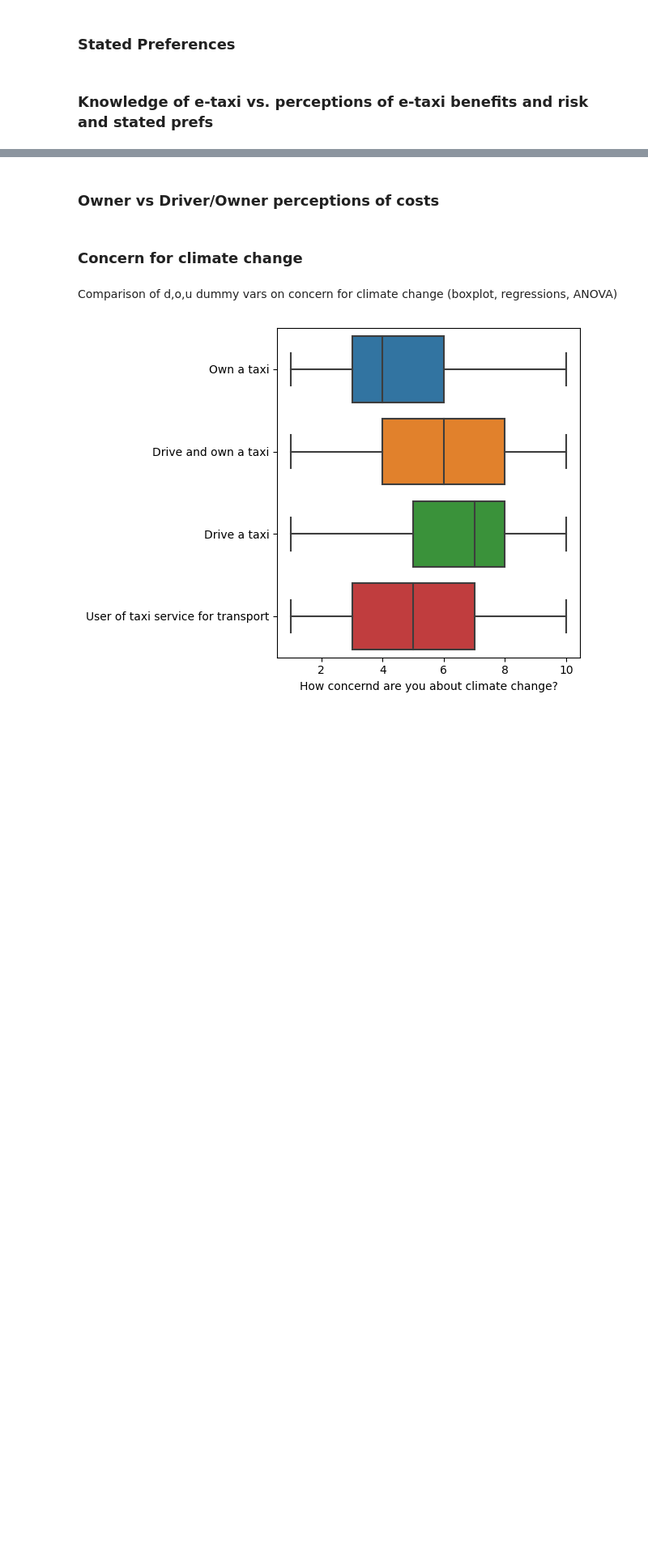
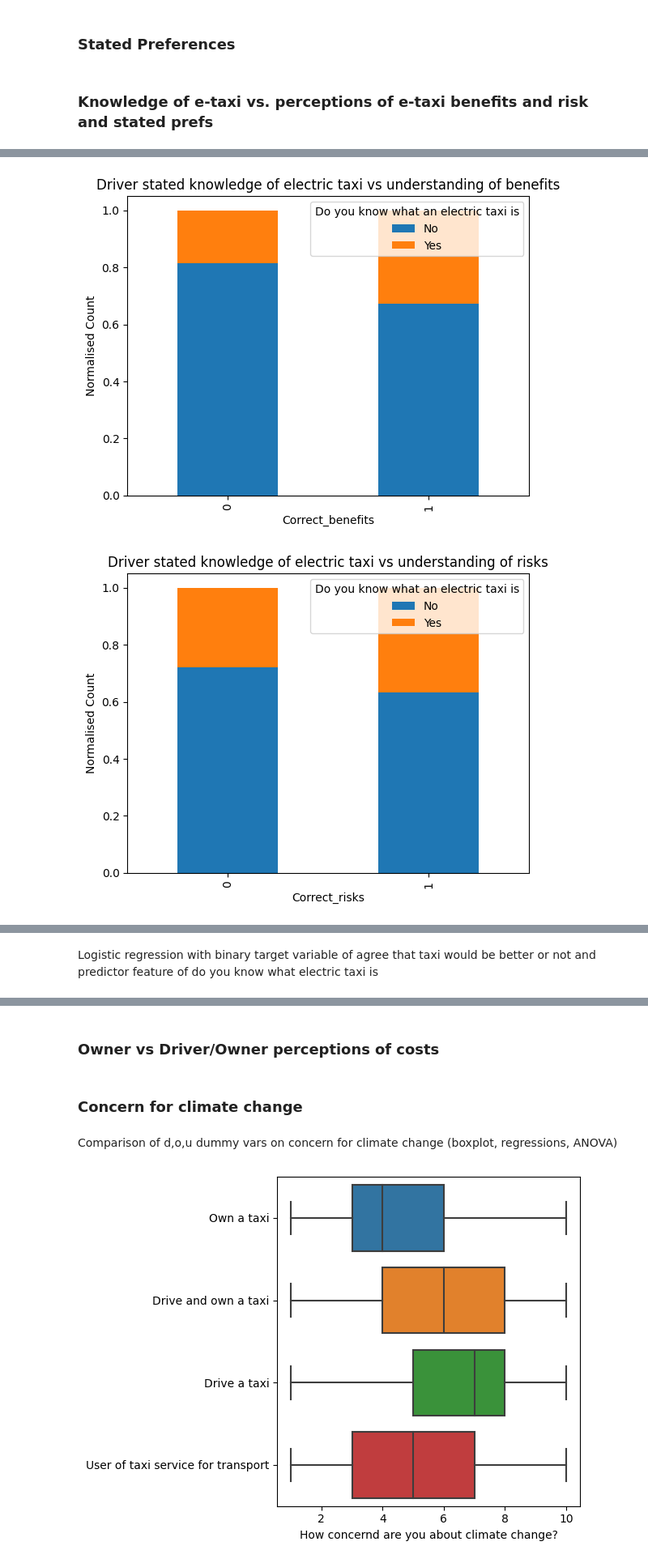
Before and after one commit to ChullEPG/taxi-survey, a Jupyter notebook: taxi_explore_perceptions.ipynb, the cells around one changed output, grey strips where cells are left out. Shown at 81% size. Drawn from its saved outputs; the diff is of its cells as text; code cells hidden in the pictures; blank space fills up the shorter version.

```diff
--- a/taxi_explore_perceptions.ipynb
+++ b/taxi_explore_perceptions.ipynb
@@ -291,0 +363,43 @@ plt.show()
+# %%
+# we kind of want this the other way around... given that a respondent knows what an electric taxi is, what is the probability that they give a correct answer to...
+# ... the benefits of an electric taxi
+# ... the risks of an electric taxi
+# ... their stated preference on electric taxis
+perceptions = ['Less expensive to operate', 'Less exhaust gasses (less emissions and pollution)', 'Lower engine noise', 'Safer', 'More reliable',  'Faster charging an electric taxi than filling up a petrol/diesel taxi', 'More passengers', 'Faster speeds with', 'Longer range', "None of the above", "Don't know"]
+
+benefits_correct_answers = ['Less expensive to operate', 'Less exhaust gasses (less emissions and pollution)', 'Lower engine noise', 'Safer', 'More reliable']
+exploded_df_driver_benefits['Correct_benefits'] = np.where(exploded_df_driver_benefits['driver_benefits_of_etaxi_exploded'].isin(benefits_correct_answers), 1, 0)
+pd.crosstab(exploded_df_driver_benefits['Correct_benefits'], exploded_df_driver_benefits[driver_questions[-4]], normalize = 'index').plot(kind = 'bar', stacked = True, legend = True, ylabel = 'Normalised Count', title = 'Driver stated knowledge of electric taxi vs understanding of benefits' )
+plt.show()
+
+
+risks_correct_answers = ['Longer periods of charging an electric taxi than filling with diesel/petrol', 'Shorter distances between', 'Slower speeds']
+exploded_df_driver_risks['Correct_risks'] = np.where(exploded_df_driver_risks['driver_risks_of_etaxi_exploded'].isin(risks_correct_answers), 1, 0)
+pd.crosstab(exploded_df_driver_risks['Correct_risks'], exploded_df_driver_risks[driver_questions[-4]], normalize = 'index').plot(kind = 'bar', stacked = True, legend = True, ylabel = 'Normalised Count', title = 'Driver stated knowledge of electric taxi vs understanding of risks' )
+plt.show()
+# check if any answered 'don't know' to benefits AND risks
+
+
+# STATED PREFS
+order = ['Strongly agree', 'Agree', 'Neutral', 'Disagree', 'Strongly Disagree', "Don't know"]
+pd.crosstab(df[driver_questions[-4]], df[driver_perceptions[2]], normalize = 'index')[order].plot(kind = 'bar', stacked = True, legend = True, ylabel = 'Count', title = 'Driver stated preferences on EVs broken down by knowledge of EV taxi')
+plt.xlabel('')
+plt.ylabel('Normalised count')
+plt.legend(loc='center left', bbox_to_anchor=(1.0, 0.5))
+plt.tight_layout()
+#plt.savefig("figures/drivers_knowledge_of_e_taxi_by_stated_prefs.png")
+plt.show()
+
+# test if the means between the two groups is significantly different for understanding of benefits and risks and knowledge of e-taxi
+exploded_df_driver_benefits.groupby(driver_questions[-4])['Correct_benefits'].mean()
+# t-test
+t_test = ttest_ind(exploded_df_driver_benefits[exploded_df_driver_benefits[driver_questions[-4]] == 'Yes']['Correct_benefits'], exploded_df_driver_benefits[exploded_df_driver_benefits[driver_questions[-4]] == 'No']['Correct_benefits'])
+t_test
+t_test = ttest_ind(exploded_df_driver_risks[exploded_df_driver_risks[driver_questions[-4]] == 'Yes']['Correct_risks'], exploded_df_driver_risks[exploded_df_driver_risks[driver_questions[-4]] == 'No']['Correct_risks'])
+t_test
+
+print(pd.crosstab( exploded_df_driver_benefits[driver_questions[-4]], exploded_df_driver_benefits['Correct_benefits'],normalize = 'index').to_latex())
+#print(pd.crosstab(exploded_df_driver_risks[driver_questions[-4]], exploded_df_driver_risks['Correct_risks'], normalize = 'index').to_latex())
+# %% [output]
+[figure, added]
+[figure, added]
@@ -291,0 +411,2 @@ plt.show()
+# %% [markdown]
+Logistic regression with binary target variable of agree that taxi would be better or not and predictor feature of do you know what electric taxi is
```
Also changed, not shown: parts of 33 cells of this notebook.
